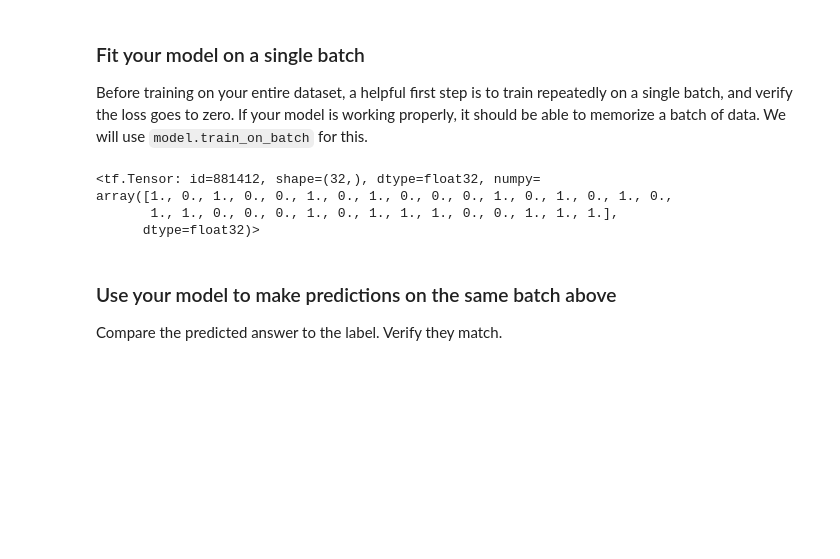
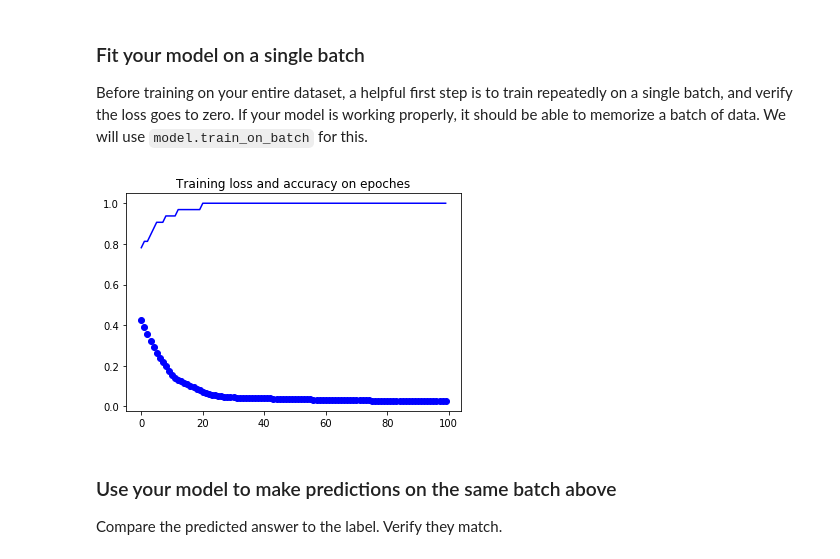
Before and after one commit to ysjbluemoon/Applied-Deep-Learning, a Jupyter notebook: Assignment 4/a4_2.ipynb, the cells around one changed output. Drawn from its saved outputs; the diff is of its cells as text; code cells hidden in the pictures; blank space fills up the shorter version.

```diff
--- a/Assignment 4/a4_2.ipynb
+++ b/Assignment 4/a4_2.ipynb
@@ -568,13 +568,6 @@ Before training on your entire dataset, a helpful first step is to train repeate
 # You should not nee to modify this.
 # Retrieve a batch of data from your train dataset
 activations_batch, questions_batch, answers_batch, paths_batch = next(iter(train_ds))
-# %%
-answers_batch
-# %% [output]
-<tf.Tensor: id=881412, shape=(32,), dtype=float32, numpy=
-array([1., 0., 1., 0., 0., 1., 0., 1., 0., 0., 0., 1., 0., 1., 0., 1., 0.,
-       1., 1., 0., 0., 0., 1., 0., 1., 1., 1., 0., 0., 1., 1., 1.],
-      dtype=float32)>
 # %%
 # Your code here
 
@@ -583,9 +576,21 @@ array([1., 0., 1., 0., 0., 1., 0., 1., 0., 0., 0., 1., 0., 1., 0., 1., 0.,
 # If it does not, now would be a great time to debug
 # before proceeding further.
 
+# metrics is a list (loss is metrics[0], accuracy is metrics[1])
 
-metrics = model.train_on_batch(x=[activations_batch, questions_batch], y = answers_batch)
-# metrics is a list (loss is metrics[0], accuracy is metrics[1])
+loss = []
+accuracy = []
+for i in range(100):
+    metrics = model.train_on_batch(x=[activations_batch, questions_batch], y = answers_batch)
+    loss.append(metrics[0])
+    accuracy.append(metrics[1])
+# %%
+plt.plot(range(100), loss, 'bo', label='Training acc')
+plt.plot(range(100), accuracy, 'b', label ='Training loss')
+plt.title('Training loss and accuracy on epoches')
+plt.show()
+# %% [output]
+[figure, added]
 # %% [markdown]
 ### Use your model to make predictions on the same batch above
 Compare the predicted answer to the label. Verify they match.
```
Also changed, not shown: parts of 23 cells of this notebook.
